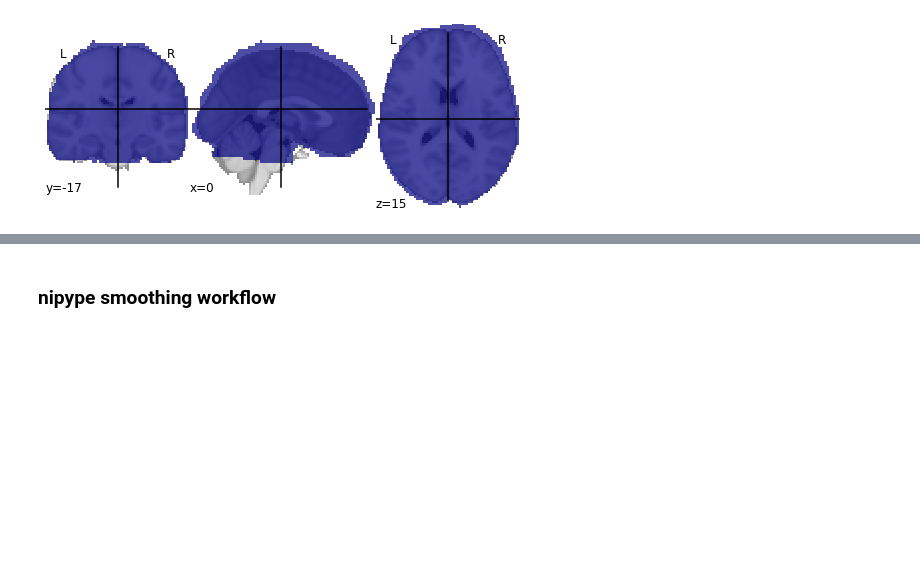
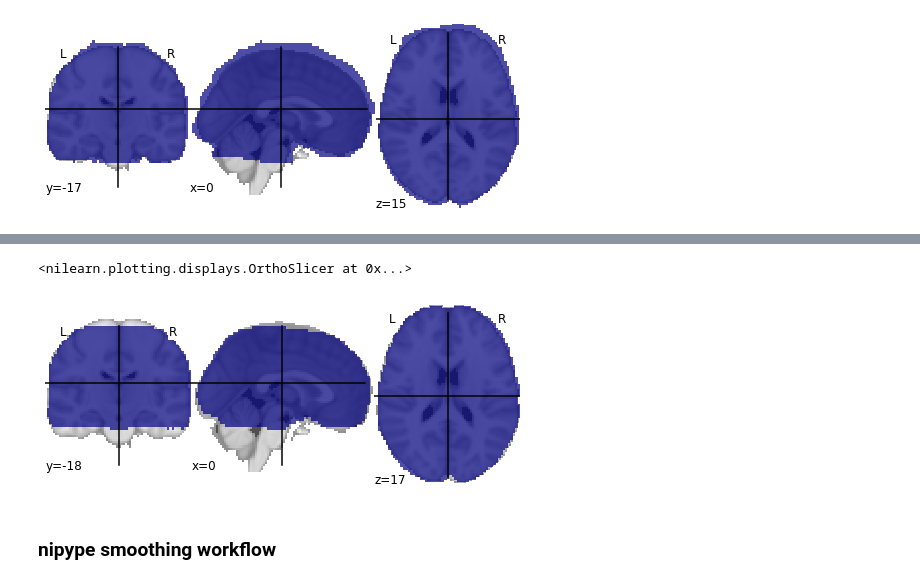
Before and after one commit to syzhang/tsl_data, a Jupyter notebook: imaging/smooth.ipynb, the cells around one changed output, grey strips where cells are left out. Cells and saved outputs as stored; diff of their text form; code cells hidden in the pictures; blank space fills up the shorter version.

```diff
--- a/imaging/smooth.ipynb
+++ b/imaging/smooth.ipynb
@@ -54,3 +67,11 @@ nilearn.plotting.plot_roi(mask_img)
+# %%
+mean_mask = nilearn.image.mean_img(brainmasks)
+# nilearn.plotting.plot_stat_map(mean_mask)
+group_mask = nilearn.image.math_img("a>=0.95", a=mean_mask)
+nilearn.plotting.plot_roi(group_mask)
+# %% [output]
+<nilearn.plotting.displays.OrthoSlicer at 0x...>
+[figure, added]
 # %% [markdown]
 ### nipype smoothing workflow
 # %%
```
Also changed, not shown: parts of 23 cells of this notebook, 2 other files.
